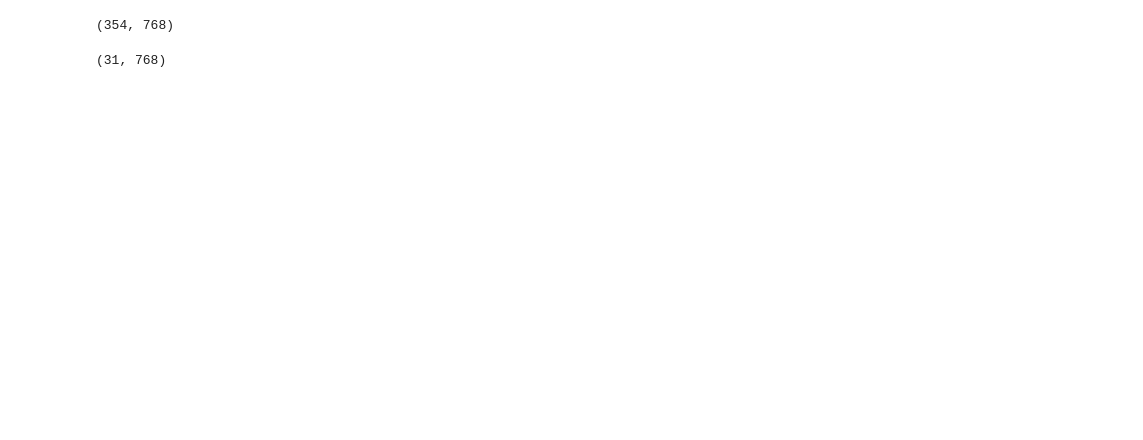
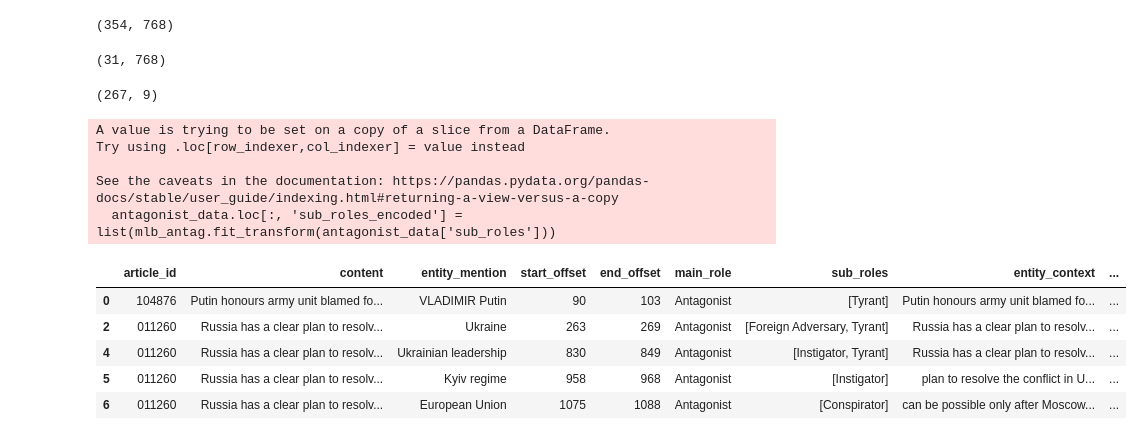
Before and after one commit to eleftheriouk/narrative-extraction-semeval, a Jupyter notebook: entity_framing.ipynb, the cells around one changed output. Saved outputs shown, nothing was run; the diff lists cells and outputs as text; code cells hidden in the pictures; blank space fills up the shorter version.

Commit message:
Starting work for classifying subroles using LCPN

```diff
--- a/entity_framing.ipynb
+++ b/entity_framing.ipynb
@@ -1043,8 +1051,3 @@ print(y_encoded)
-# %%
-mlb = MultiLabelBinarizer()
-
-sub_roles_binary = mlb.fit_transform(dataset['sub_roles'])
-dataset['sub_roles_encoded'] = sub_roles_binary.tolist()
 # %%
 dataset.head()
 # %% [output]
@@ -1070,3 +1065,25 @@ train_x_embeddings.shape
 val_x_embeddings.shape
 # %% [output]
 (31, 768)
+# %%
+from sklearn.preprocessing import MultiLabelBinarizer
+
+mlb_antag = MultiLabelBinarizer()
+antagonist_data = dataset[dataset['main_role'] == 'Antagonist']
+antagonist_data.loc[:, 'sub_roles_encoded'] = list(mlb_antag.fit_transform(antagonist_data['sub_roles']))
+
+print(antagonist_data.shape)
+antagonist_data.head()
+# %% [output]
+(267, 9)
+A value is trying to be set on a copy of a slice from a DataFrame.
+Try using .loc[row_indexer,col_indexer] = value instead
+
+See the caveats in the documentation: https://pandas.pydata.org/pandas-docs/stable/user_guide/indexing.html#returning-a-view-versus-a-copy
+  antagonist_data.loc[:, 'sub_roles_encoded'] = list(mlb_antag.fit_transform(antagonist_data['sub_roles']))
+|  | article_id | content | entity_mention | start_offset | end_offset | main_role | sub_roles | entity_context | ... |
+| 0 | 104876 | Putin honours army unit blamed fo... | VLADIMIR Putin | 90 | 103 | Antagonist | [Tyrant] | Putin honours army unit blamed fo... | ... |
+| 2 | 011260 | Russia has a clear plan to resolv... | Ukraine | 263 | 269 | Antagonist | [Foreign Adversary, Tyrant] | Russia has a clear plan to resolv... | ... |
+| 4 | 011260 | Russia has a clear plan to resolv... | Ukrainian leadership | 830 | 849 | Antagonist | [Instigator, Tyrant] | Russia has a clear plan to resolv... | ... |
+| 5 | 011260 | Russia has a clear plan to resolv... | Kyiv regime | 958 | 968 | Antagonist | [Instigator] | plan to resolve the conflict in U... | ... |
+| 6 | 011260 | Russia has a clear plan to resolv... | European Union | 1075 | 1088 | Antagonist | [Conspirator] | can be possible only after Moscow... | ... |
```
Also changed, not shown: parts of 76 cells of this notebook, 1 other file.
